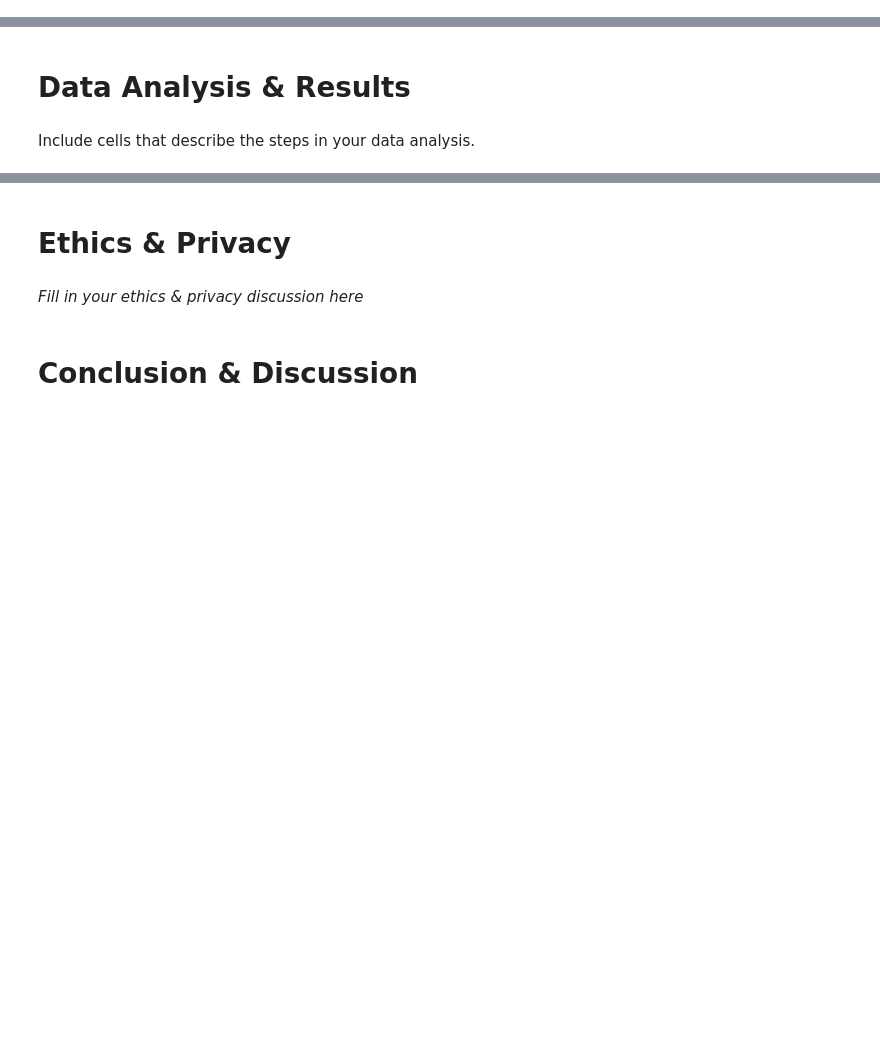
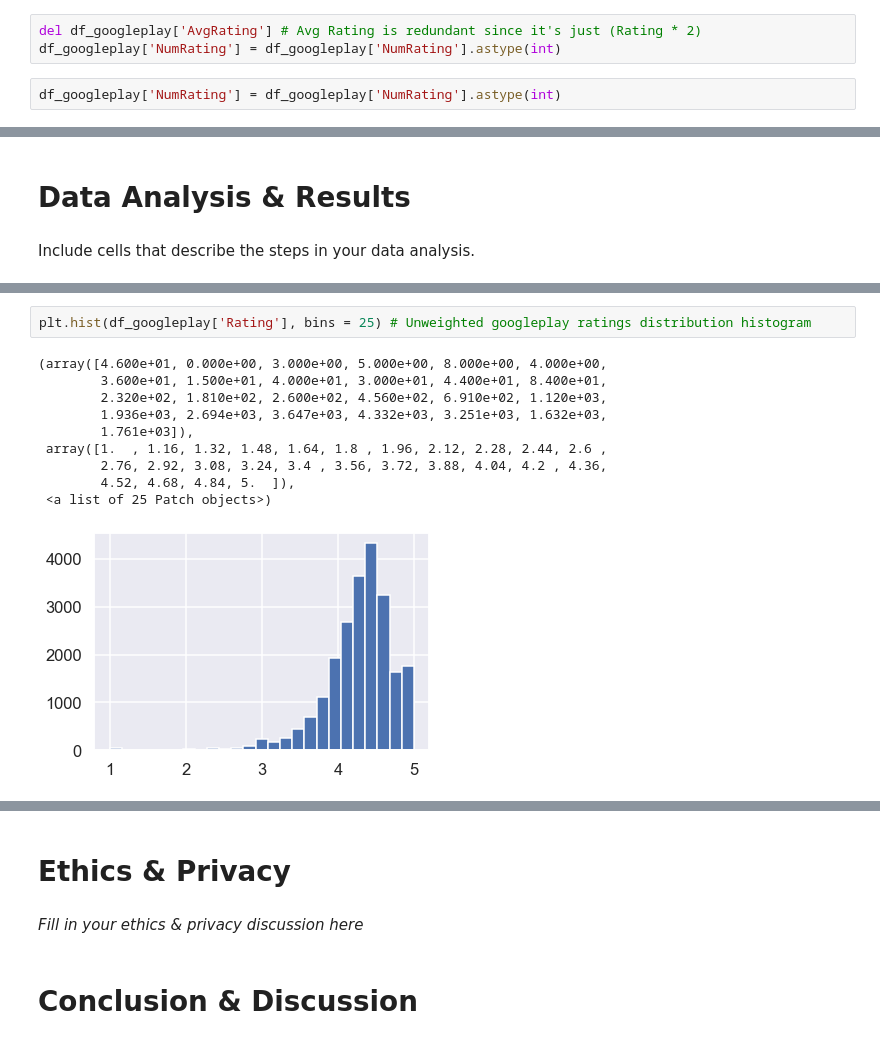
Before and after one commit to Edwardxie72/Cogs108-Gaming-Trends-Analysis, a Jupyter notebook: FinalProject.ipynb, the cells around one changed output, grey strips where cells are left out. Saved outputs shown, nothing was run; the diff lists cells and outputs as text; blank space fills up the shorter version.

```diff
--- a/FinalProject.ipynb
+++ b/FinalProject.ipynb
@@ -180,3 +183,8 @@ df_googleplay.head(5)
 | 2 | Brown Dust | ROLE_PLAYING | 4.48 | 70260 | 8.95 |
 | 3 | Poly - Coloring Puzzle Art Book | PUZZLE | 4.58 | 878 | 9.16 |
 | 4 | Legend of Empress | ROLE_PLAYING | 3.82 | 750 | 7.64 |
+# %%
+del df_googleplay['AvgRating'] # Avg Rating is redundant since it's just (Rating * 2)
+df_googleplay['NumRating'] = df_googleplay['NumRating'].astype(int)
+# %%
+df_googleplay['NumRating'] = df_googleplay['NumRating'].astype(int)
@@ -355,0 +426,13 @@ Include cells that describe the steps in your data analysis.
+# %%
+plt.hist(df_googleplay['Rating'], bins = 25) # Unweighted googleplay ratings distribution histogram
+# %% [output]
+(array([4.600e+01, 0.000e+00, 3.000e+00, 5.000e+00, 8.000e+00, 4.000e+00,
+        3.600e+01, 1.500e+01, 4.000e+01, 3.000e+01, 4.400e+01, 8.400e+01,
+        2.320e+02, 1.810e+02, 2.600e+02, 4.560e+02, 6.910e+02, 1.120e+03,
+        1.936e+03, 2.694e+03, 3.647e+03, 4.332e+03, 3.251e+03, 1.632e+03,
+        1.761e+03]),
+ array([1.  , 1.16, 1.32, 1.48, 1.64, 1.8 , 1.96, 2.12, 2.28, 2.44, 2.6 ,
+        2.76, 2.92, 3.08, 3.24, 3.4 , 3.56, 3.72, 3.88, 4.04, 4.2 , 4.36,
+        4.52, 4.68, 4.84, 5.  ]),
+ <a list of 25 Patch objects>)
+[figure, added]
```
Also changed, not shown: parts of 16 cells of this notebook.
